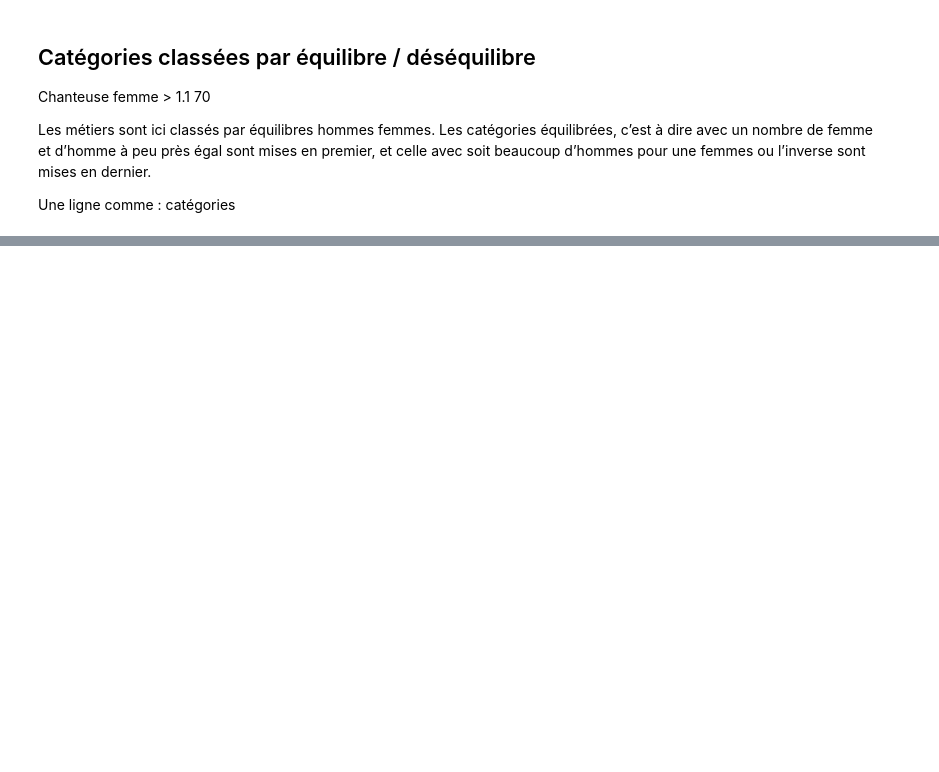
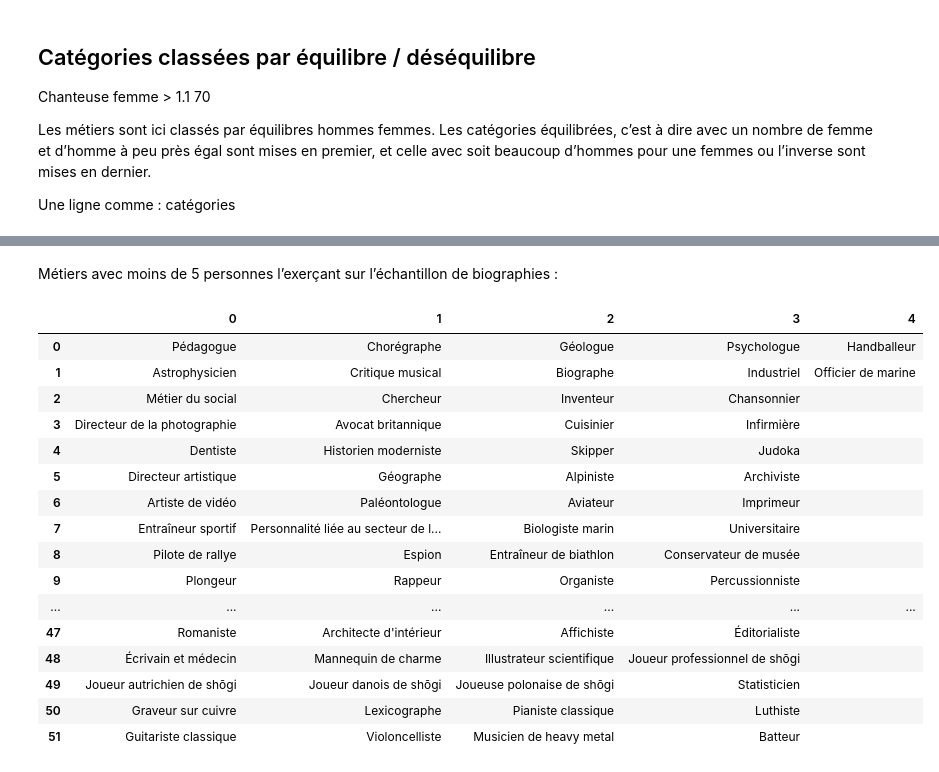
Before and after one commit to TomT0m/metiersfrwiki, a Jupyter notebook: Categories metiers.ipynb, the cells around one changed output, grey strips where cells are left out. Cells and saved outputs as stored; diff of their text form; code cells hidden in the pictures; blank space fills up the shorter version.

```diff
--- a/Categories metiers.ipynb
+++ b/Categories metiers.ipynb
@@ -323,0 +365,33 @@ Une valeur de 10000 pour un métier indique que la totalité de l’échantillon
+# %% [markdown]
+Métiers avec moins de 5 personnes l’exerçant sur l’échantillon de biographies :
+# %%
+effectif_ins = [metier for metier in df_metiers[df_metiers["effectif"] < 5].index]
+
+with pd.option_context(
+    'display.max_rows', None,
+    'display.max_columns', None,
+    'display.precision', 1):
+    display(
+        pd.DataFrame(np.array_split(
+            effectif_ins,
+            len(effectif_ins) / num_columns
+        )).fillna("")
+    )
+# %% [output]
+|  | 0 | 1 | 2 | 3 | 4 |
+| 0 | Pédagogue | Chorégraphe | Géologue | Psychologue | Handballeur |
+| 1 | Astrophysicien | Critique musical | Biographe | Industriel | Officier de marine |
+| 2 | Métier du social | Chercheur | Inventeur | Chansonnier |  |
+| 3 | Directeur de la photographie | Avocat britannique | Cuisinier | Infirmière |  |
+| 4 | Dentiste | Historien moderniste | Skipper | Judoka |  |
+| 5 | Directeur artistique | Géographe | Alpiniste | Archiviste |  |
+| 6 | Artiste de vidéo | Paléontologue | Aviateur | Imprimeur |  |
+| 7 | Entraîneur sportif | Personnalité liée au secteur de l... | Biologiste marin | Universitaire |  |
+| 8 | Pilote de rallye | Espion | Entraîneur de biathlon | Conservateur de musée |  |
+| 9 | Plongeur | Rappeur | Organiste | Percussionniste |  |
+| ... | ... | ... | ... | ... | ... |
+| 47 | Romaniste | Architecte d'intérieur | Affichiste | Éditorialiste |  |
+| 48 | Écrivain et médecin | Mannequin de charme | Illustrateur scientifique | Joueur professionnel de shōgi |  |
+| 49 | Joueur autrichien de shōgi | Joueur danois de shōgi | Joueuse polonaise de shōgi | Statisticien |  |
+| 50 | Graveur sur cuivre | Lexicographe | Pianiste classique | Luthiste |  |
+| 51 | Guitariste classique | Violoncelliste | Musicien de heavy metal | Batteur |  |
```
Also changed, not shown: parts of 10 cells of this notebook.
